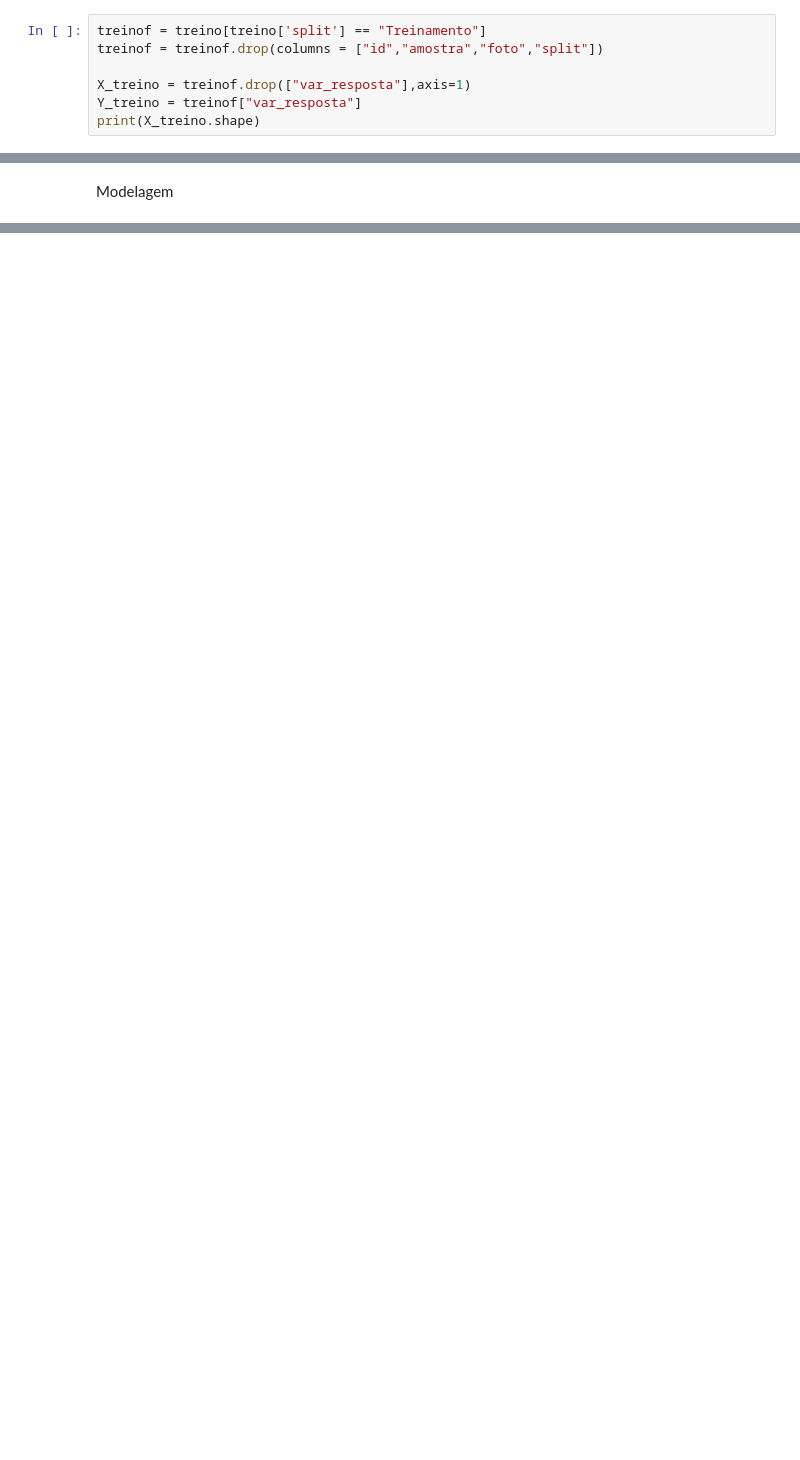
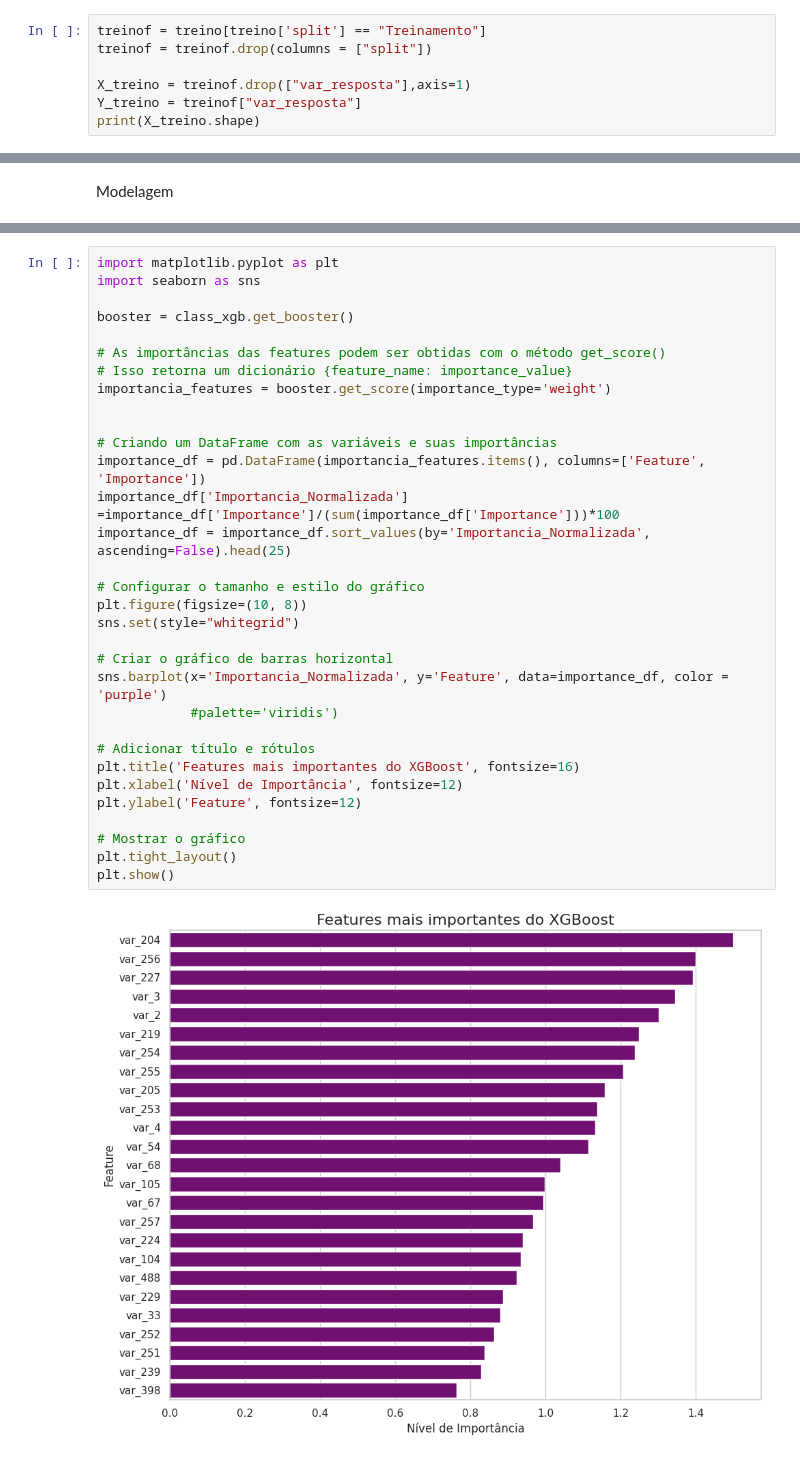
Before and after one commit to fwaltrs/Models_BehaviourScore-, a Jupyter notebook: XGBoost.ipynb, the cells around one changed output, grey strips where cells are left out. Cells and saved outputs as stored; diff of their text form; blank space fills up the shorter version.

```diff
--- a/XGBoost.ipynb
+++ b/XGBoost.ipynb
@@ -74,7 +74,7 @@ See the caveats in the documentation: https://pandas.pydata.org/pandas-docs/stab
   treino['split'] = split
 # %%
 treinof = treino[treino['split'] == "Treinamento"]
-treinof = treinof.drop(columns = ["id","amostra","foto","split"])
+treinof = treinof.drop(columns = ["split"])
 
 X_treino = treinof.drop(["var_resposta"],axis=1)
 Y_treino = treinof["var_resposta"]
@@ -335,0 +464,34 @@ auc #0.816247003340626
+# %%
+import matplotlib.pyplot as plt
+import seaborn as sns
+
+booster = class_xgb.get_booster()
+
+# As importâncias das features podem ser obtidas com o método get_score()
+# Isso retorna um dicionário {feature_name: importance_value}
+importancia_features = booster.get_score(importance_type='weight')
+
+
+# Criando um DataFrame com as variáveis e suas importâncias
+importance_df = pd.DataFrame(importancia_features.items(), columns=['Feature', 'Importance'])
+importance_df['Importancia_Normalizada'] =importance_df['Importance']/(sum(importance_df['Importance']))*100
+importance_df = importance_df.sort_values(by='Importancia_Normalizada', ascending=False).head(25)
+
+# Configurar o tamanho e estilo do gráfico
+plt.figure(figsize=(10, 8))
+sns.set(style="whitegrid")
+
+# Criar o gráfico de barras horizontal
+sns.barplot(x='Importancia_Normalizada', y='Feature', data=importance_df, color = 'purple')
+            #palette='viridis')
+
+# Adicionar título e rótulos
+plt.title('Features mais importantes do XGBoost', fontsize=16)
+plt.xlabel('Nível de Importância', fontsize=12)
+plt.ylabel('Feature', fontsize=12)
+
+# Mostrar o gráfico
+plt.tight_layout()
+plt.show()
+# %% [output]
+[figure, added]
```
Also changed, not shown: parts of 44 cells of this notebook, 1 other file.
